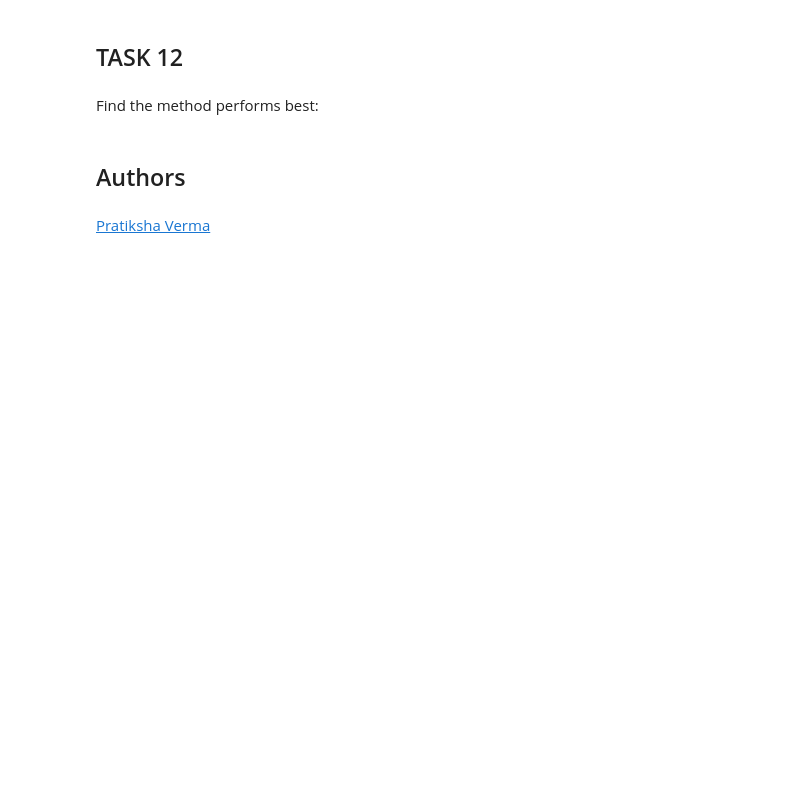
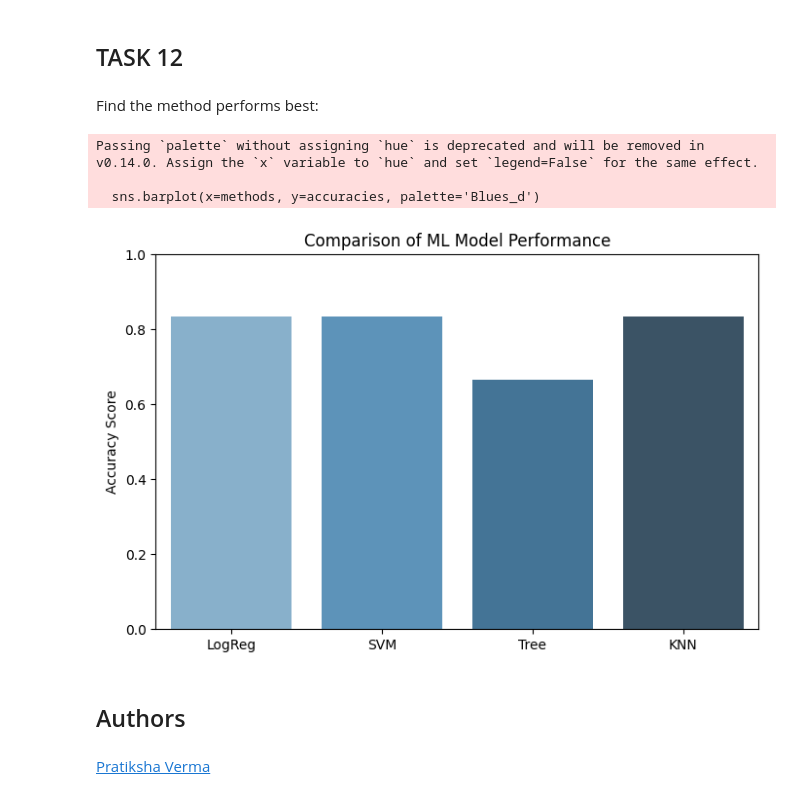
Before and after one commit to veenda/Applied-Data-Science-Capstone, a Jupyter notebook: SpaceX-Machine-Learning-Prediction-Part-5-v1.ipynb, the cells around one changed output. Saved outputs shown, nothing was run; the diff lists cells and outputs as text; code cells hidden in the pictures; blank space fills up the shorter version.

```diff
--- a/SpaceX-Machine-Learning-Prediction-Part-5-v1.ipynb
+++ b/SpaceX-Machine-Learning-Prediction-Part-5-v1.ipynb
@@ -227,3 +227,6 @@ parameters = {'kernel':('linear', 'rbf','poly','rbf', 'sigmoid'),
               'C': np.logspace(-3, 3, 5),
               'gamma':np.logspace(-3, 3, 5)}
 svm = SVC()
+# %%
+svm_cv = GridSearchCV(svm, parameters, cv=10)
+svm_cv.fit(X_train, Y_train)
@@ -252,3 +273,7 @@ parameters = {'criterion': ['gini', 'entropy'],
      'min_samples_split': [2, 5, 10]}
 
 tree = DecisionTreeClassifier()
+# %%
+tree = DecisionTreeClassifier()
+tree_cv = GridSearchCV(tree, parameters, cv=10)
+tree_cv.fit(X_train, Y_train)
@@ -274,3 +335,6 @@ parameters = {'n_neighbors': [1, 2, 3, 4, 5, 6, 7, 8, 9, 10],
               'p': [1,2]}
 
 KNN = KNeighborsClassifier()
+# %%
+knn_cv = GridSearchCV(KNN, parameters, cv=10)
+knn_cv.fit(X_train, Y_train)
@@ -290,6 +370,24 @@ plot_confusion_matrix(Y_test,yhat)
 ## TASK  12
 # %% [markdown]
 Find the method performs best:
+# %%
+methods = ['LogReg', 'SVM', 'Tree', 'KNN']
+accuracies = [logreg_cv.score(X_test, Y_test),
+              svm_cv.score(X_test, Y_test),
+              tree_cv.score(X_test, Y_test),
+              knn_cv.score(X_test, Y_test)]
+# %%
+plt.figure(figsize=(8, 5))
+sns.barplot(x=methods, y=accuracies, palette='Blues_d')
+plt.ylabel('Accuracy Score')
+plt.title('Comparison of ML Model Performance')
+plt.ylim(0, 1)
+plt.show()
+# %% [output]
+Passing `palette` without assigning `hue` is deprecated and will be removed in v0.14.0. Assign the `x` variable to `hue` and set `legend=False` for the same effect.
+
+  sns.barplot(x=methods, y=accuracies, palette='Blues_d')
+[figure, added]
 # %% [markdown]
 ## Authors
 # %% [markdown]
```
Also changed, not shown: parts of 15 cells of this notebook.
